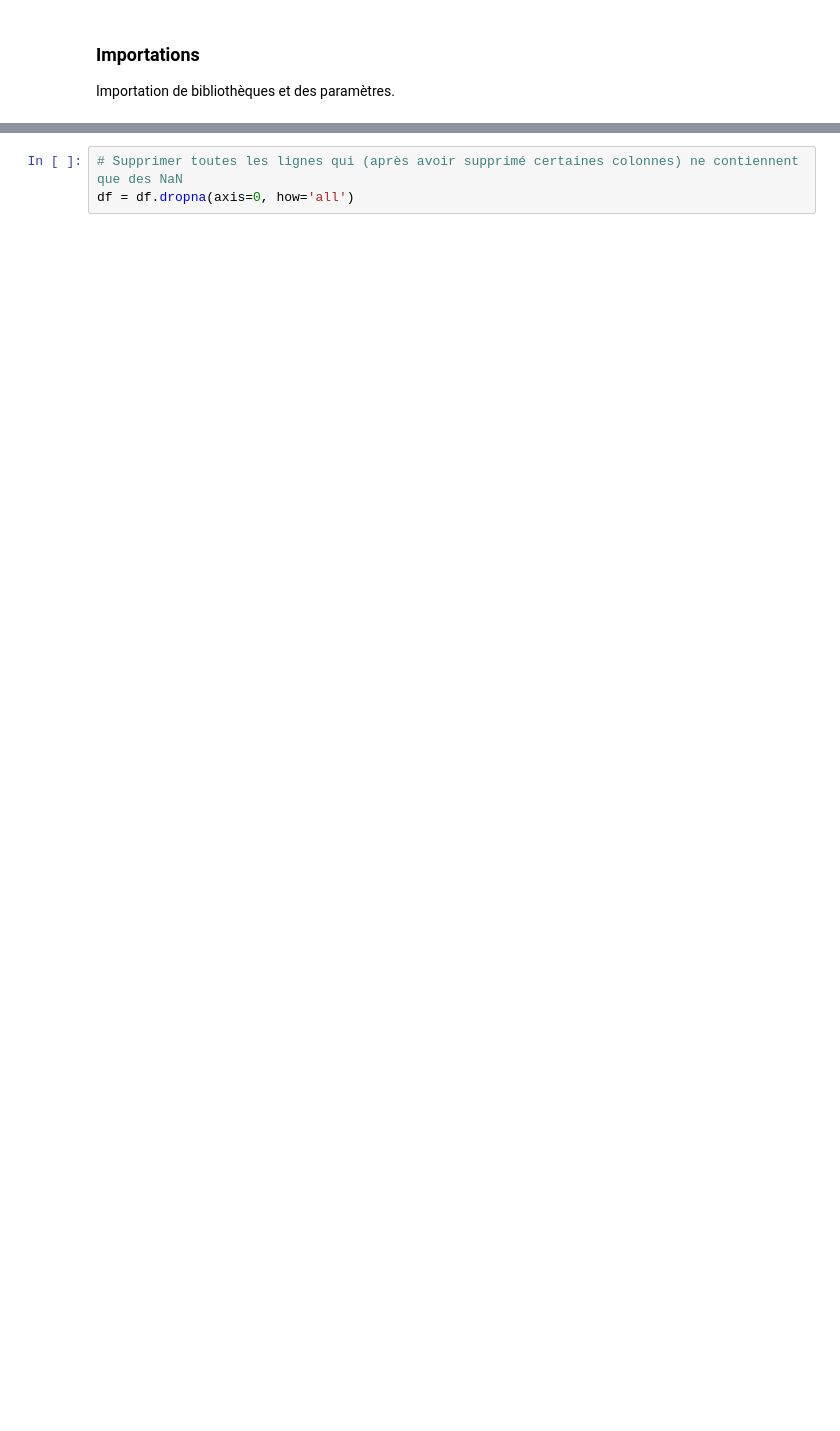
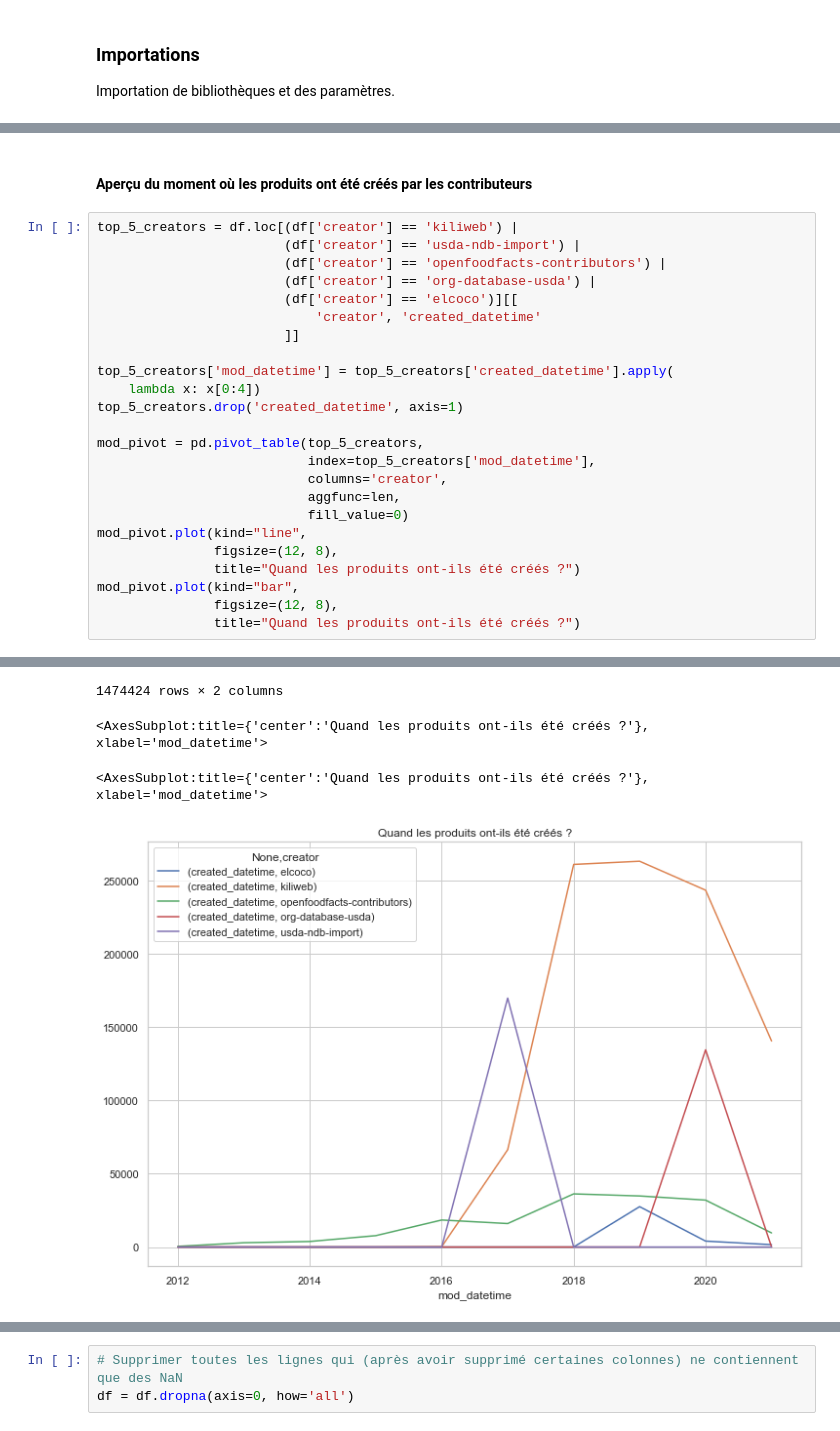
Before and after one commit to Abdess/sante_publique_france, a Jupyter notebook: P3_01_notebook.ipynb, the cells around one changed output, grey strips where cells are left out. Saved outputs shown, nothing was run; the diff lists cells and outputs as text; blank space fills up the shorter version.

```diff
--- a/P3_01_notebook.ipynb
+++ b/P3_01_notebook.ipynb
@@ -106,0 +268,27 @@ Text(0.5, 0, 'NaNs')
+# %% [markdown]
+#### Aperçu du moment où les produits ont été créés par les contributeurs
+# %%
+top_5_creators = df.loc[(df['creator'] == 'kiliweb') |
+                        (df['creator'] == 'usda-ndb-import') |
+                        (df['creator'] == 'openfoodfacts-contributors') |
+                        (df['creator'] == 'org-database-usda') |
+                        (df['creator'] == 'elcoco')][[
+                            'creator', 'created_datetime'
+                        ]]
+
+top_5_creators['mod_datetime'] = top_5_creators['created_datetime'].apply(
+    lambda x: x[0:4])
+top_5_creators.drop('created_datetime', axis=1)
+
+mod_pivot = pd.pivot_table(top_5_creators,
+                           index=top_5_creators['mod_datetime'],
+                           columns='creator',
+                           aggfunc=len,
+                           fill_value=0)
+mod_pivot.plot(kind="line",
+               figsize=(12, 8),
+               title="Quand les produits ont-ils été créés ?")
+mod_pivot.plot(kind="bar",
+               figsize=(12, 8),
+               title="Quand les produits ont-ils été créés ?")
+# %% [output]
@@ -106,0 +307,4 @@ Text(0.5, 0, 'NaNs')
+1474424 rows × 2 columns
+<AxesSubplot:title={'center':'Quand les produits ont-ils été créés ?'}, xlabel='mod_datetime'>
+<AxesSubplot:title={'center':'Quand les produits ont-ils été créés ?'}, xlabel='mod_datetime'>
+[figure, added]
```
Also changed, not shown: parts of 75 cells of this notebook, 2 other files.
